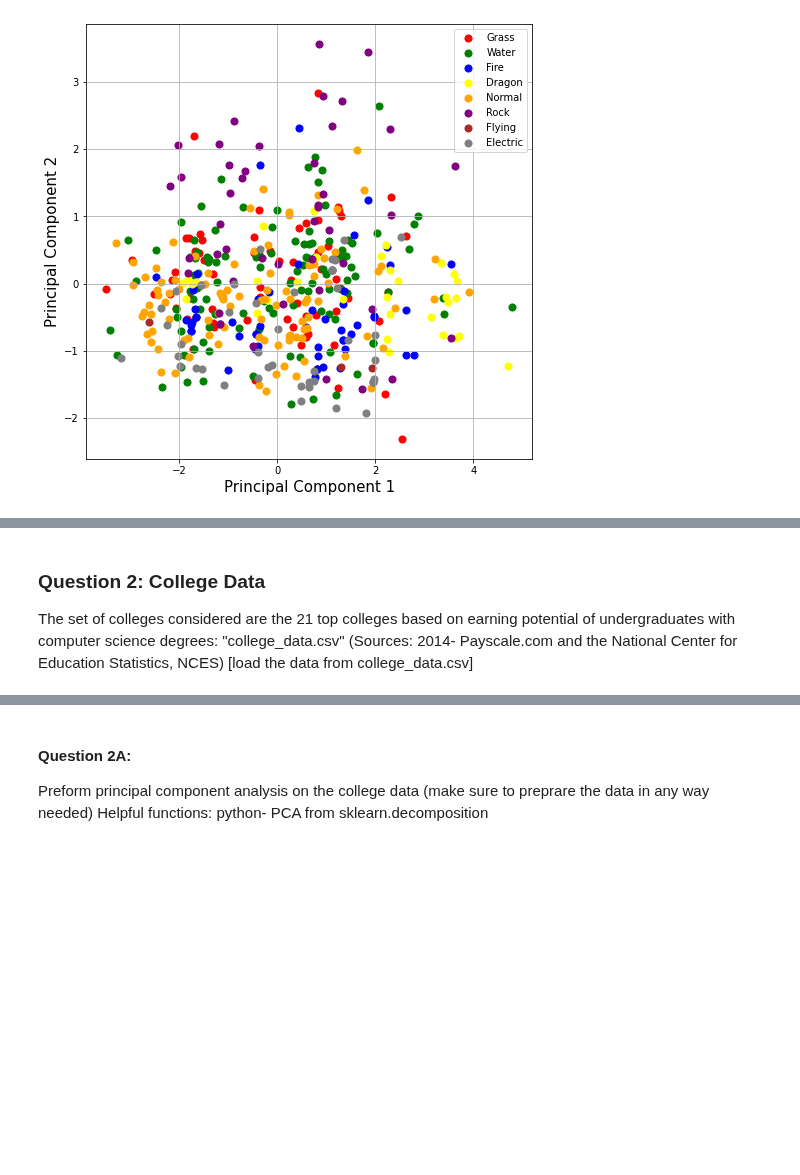
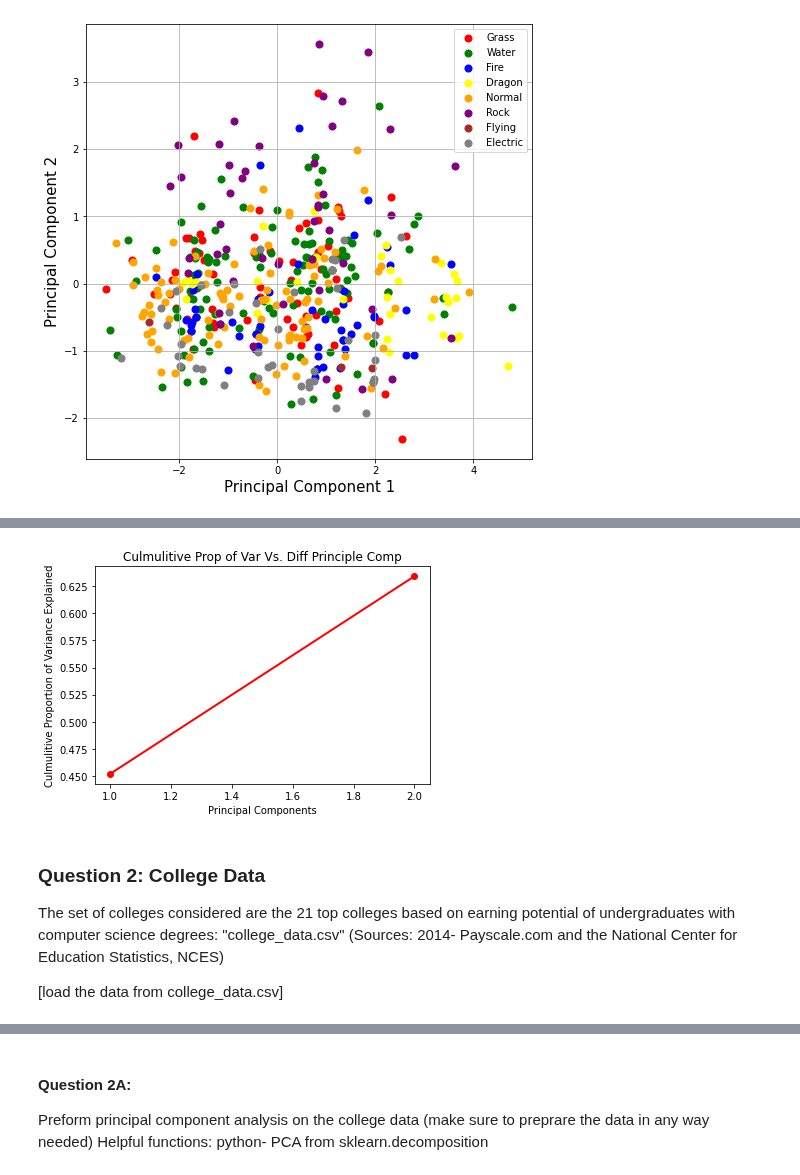
Before and after one commit to DevvyDont/DataMining, a Jupyter notebook: A3/A3_Group_Zamorano.ipynb, the cells around one changed output, grey strips where cells are left out. Saved outputs shown, nothing was run; the diff lists cells and outputs as text; code cells hidden in the pictures; blank space fills up the shorter version.

```diff
--- a/A3/A3_Group_Zamorano.ipynb
+++ b/A3/A3_Group_Zamorano.ipynb
@@ -158,4 +168,15 @@ helpful functions: python- matplotlib, scatter or plot
+# %%
+out_sum = np.cumsum(pca.explained_variance_ratio_)
+plt.plot(PC_values, out_sum, 'ro-', linewidth=2)
+plt.title('Culmulitive Prop of Var Vs. Diff Principle Comp')
+plt.xlabel('Principal Components')
+plt.ylabel('Culmulitive Proportion of Variance Explained')
+plt.show()
+# %% [output]
+[figure, added]
 # %% [markdown]
 ### Question 2: College Data
-The set of colleges considered are the 21 top colleges based on earning potential of undergraduates with computer science degrees: "college_data.csv" (Sources: 2014- Payscale.com and the National Center for Education Statistics, NCES)
+The set of colleges considered are the 21 top colleges based on earning potential of undergraduates with computer science degrees: "college_data.csv"
+(Sources: 2014- Payscale.com and the National Center for Education Statistics, NCES)
+
 [load the data from college_data.csv]
```
Also changed, not shown: parts of 7 cells of this notebook.
